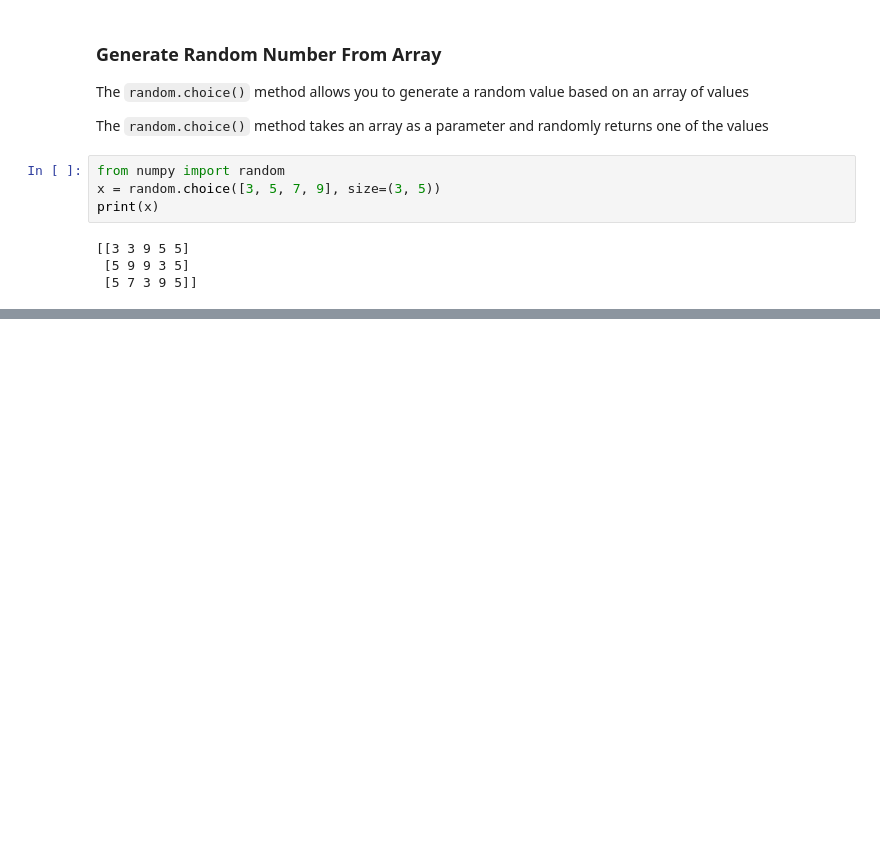
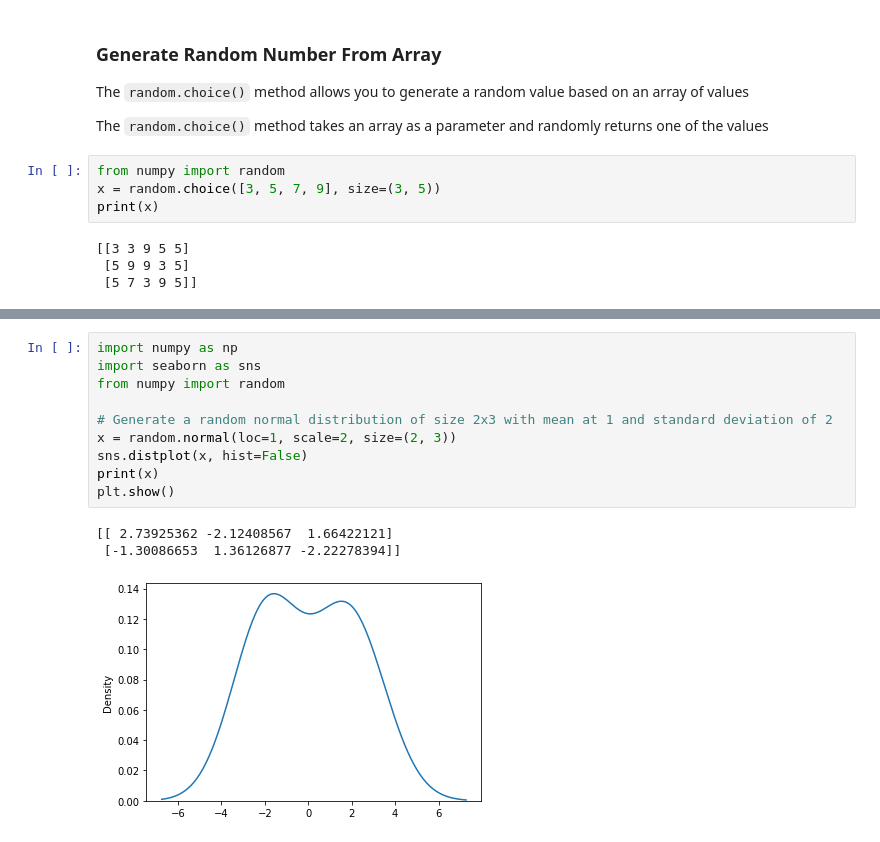
Before and after one commit to khoaminh100597/learn-python, a Jupyter notebook: W3schools/31_np_random.ipynb, the cells around one changed output, grey strips where cells are left out. Cells and saved outputs as stored; diff of their text form; blank space fills up the shorter version.

```diff
--- a/W3schools/31_np_random.ipynb
+++ b/W3schools/31_np_random.ipynb
@@ -52,0 +147,14 @@ print(x)
+# %%
+import numpy as np
+import seaborn as sns
+from numpy import random
+
+# Generate a random normal distribution of size 2x3 with mean at 1 and standard deviation of 2
+x = random.normal(loc=1, scale=2, size=(2, 3))
+sns.distplot(x, hist=False)
+print(x)
+plt.show()
+# %% [output]
+[[ 2.73925362 -2.12408567  1.66422121]
+ [-1.30086653  1.36126877 -2.22278394]]
+[figure, added]
```
Also changed, not shown: parts of 21 cells of this notebook, 3 other files.
